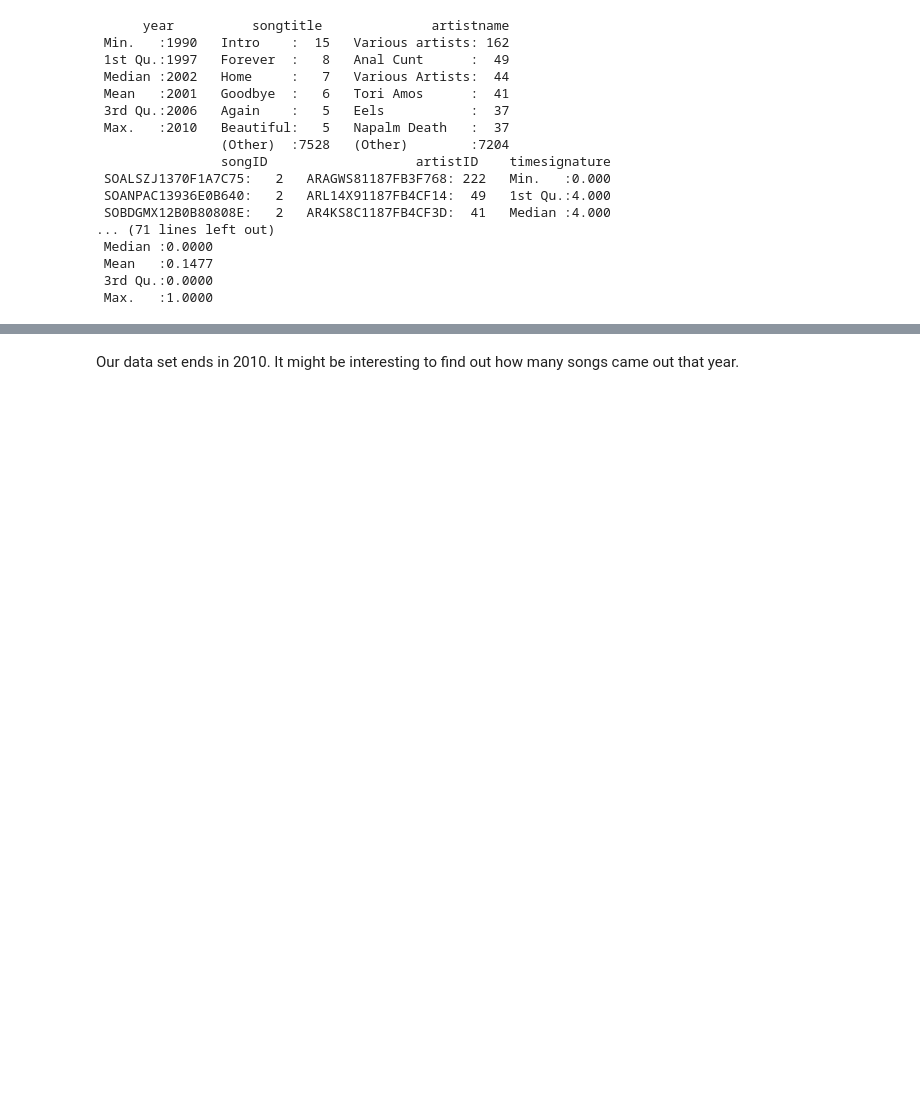
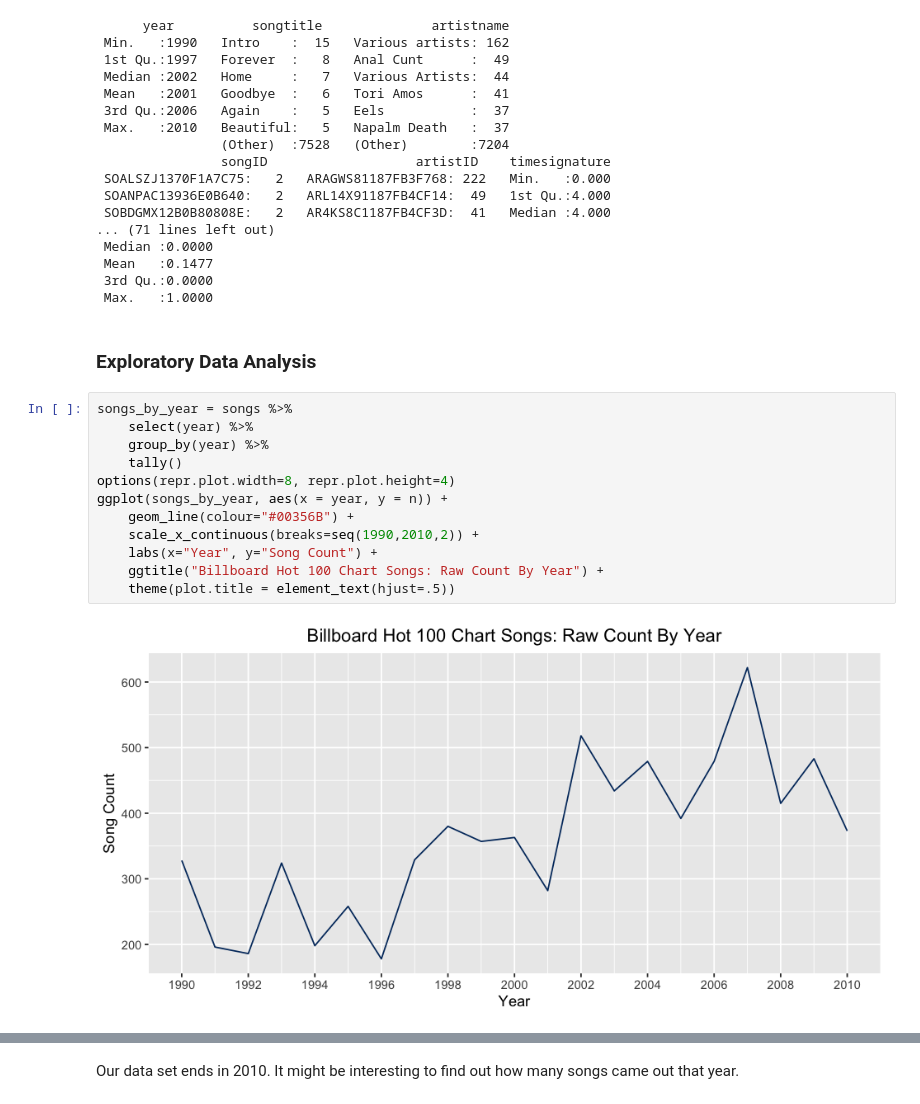
Before and after one commit to RDallavia/MITxDataAnalyticsEdge, a Jupyter notebook: LogisticRegression/PredictingSongPopularity.ipynb, the cells around one changed output, grey strips where cells are left out. Saved outputs shown, nothing was run; the diff lists cells and outputs as text; blank space fills up the shorter version.

Commit message:
songs revision 2 graphs

```diff
--- a/LogisticRegression/PredictingSongPopularity.ipynb
+++ b/LogisticRegression/PredictingSongPopularity.ipynb
@@ -98,3 +137,19 @@ summary(songs)
  Mean   :0.1477
  3rd Qu.:0.0000
  Max.   :1.0000
+# %% [markdown]
+### Exploratory Data Analysis ###
+# %%
+songs_by_year = songs %>%
+    select(year) %>%
+    group_by(year) %>%
+    tally()
+options(repr.plot.width=8, repr.plot.height=4)
+ggplot(songs_by_year, aes(x = year, y = n)) +
+    geom_line(colour="#00356B") +
+    scale_x_continuous(breaks=seq(1990,2010,2)) +
+    labs(x="Year", y="Song Count") +
+    ggtitle("Billboard Hot 100 Chart Songs: Raw Count By Year") +
+    theme(plot.title = element_text(hjust=.5))
+# %% [output]
+[figure, added]
```
Also changed, not shown: parts of 32 cells of this notebook.
